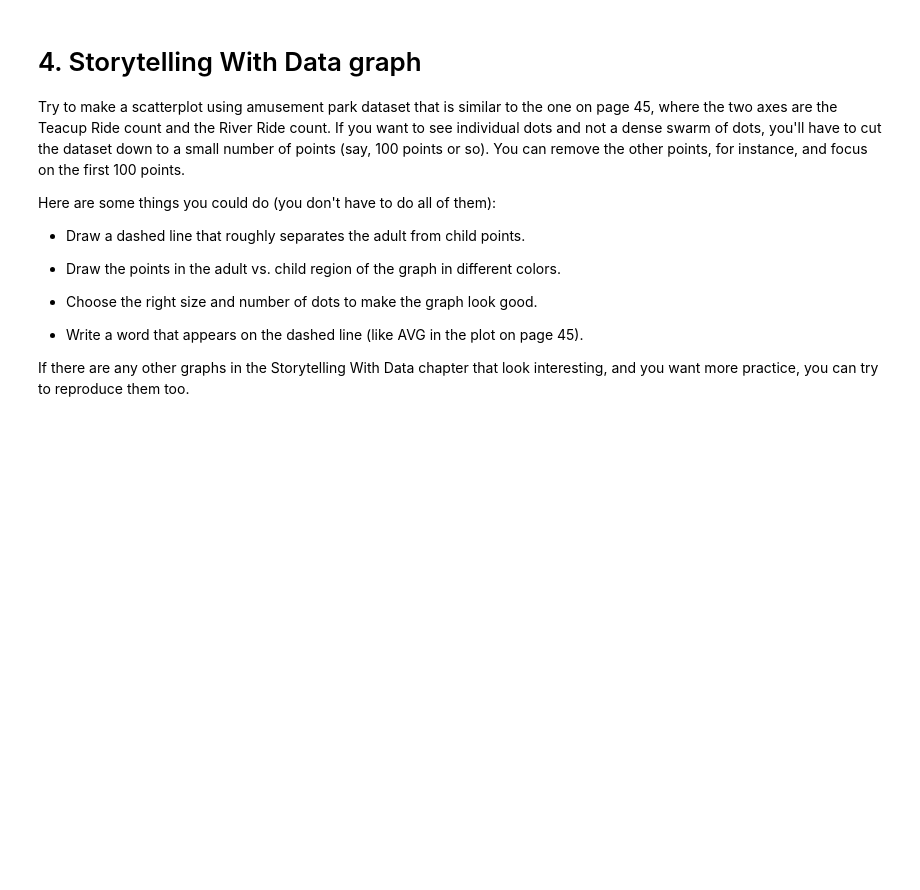
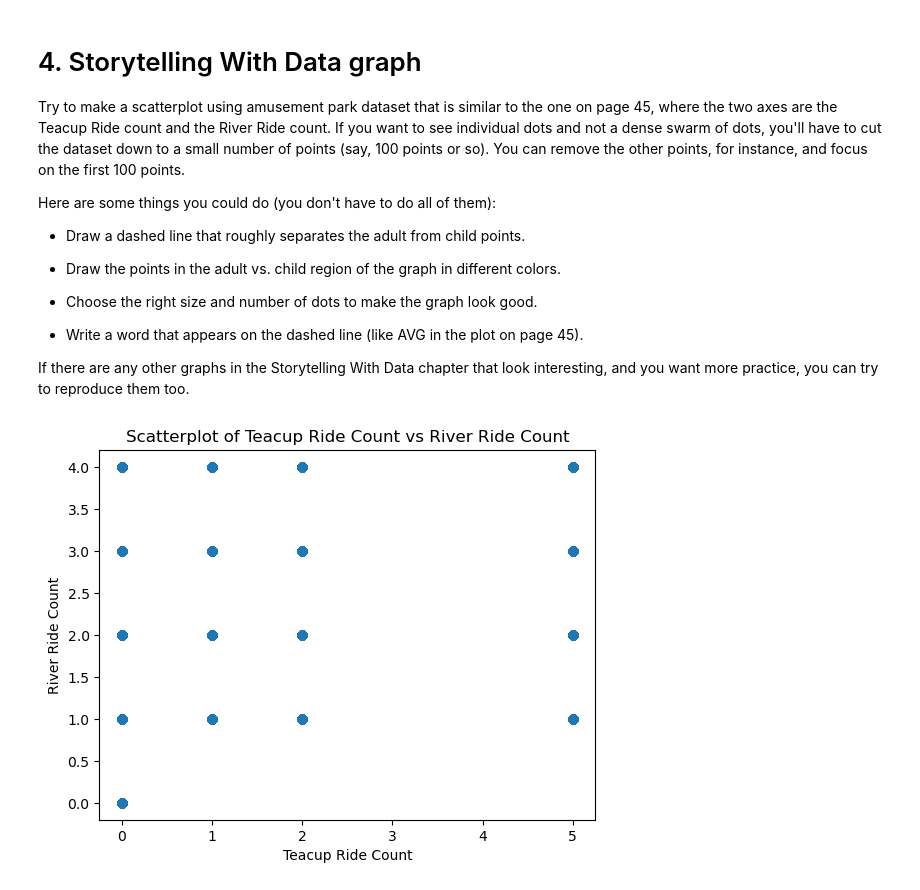
Before and after one commit to DaveD-BU/DX699-2025-spring-B2, a Jupyter notebook: OMDS-ModB2-Week3-Davis-David.ipynb, the cells around one changed output. Saved outputs shown, nothing was run; the diff lists cells and outputs as text; code cells hidden in the pictures; blank space fills up the shorter version.

```diff
--- a/OMDS-ModB2-Week3-Davis-David.ipynb
+++ b/OMDS-ModB2-Week3-Davis-David.ipynb
@@ -396,3 +433,14 @@ Here are some things you could do (you don't have to do all of them):
 * Write a word that appears on the dashed line (like AVG in the plot on page 45).
 
 If there are any other graphs in the Storytelling With Data chapter that look interesting, and you want more practice, you can try to reproduce them too.
+# %%
+df_small = df.head(100)
+
+# Plot the scatterplot
+plt.scatter(df['TeacupRide'], df['RiverRide'])
+plt.xlabel('Teacup Ride Count')
+plt.ylabel('River Ride Count')
+plt.title('Scatterplot of Teacup Ride Count vs River Ride Count')
+plt.show()
+# %% [output]
+[figure, added]
```
Also changed, not shown: parts of 3 cells of this notebook, 1 other file.
